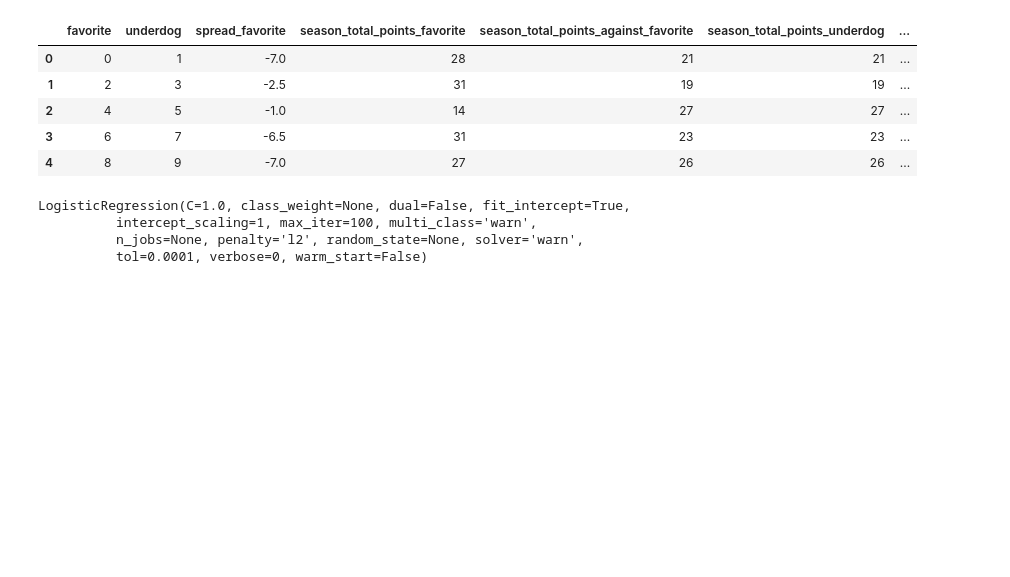
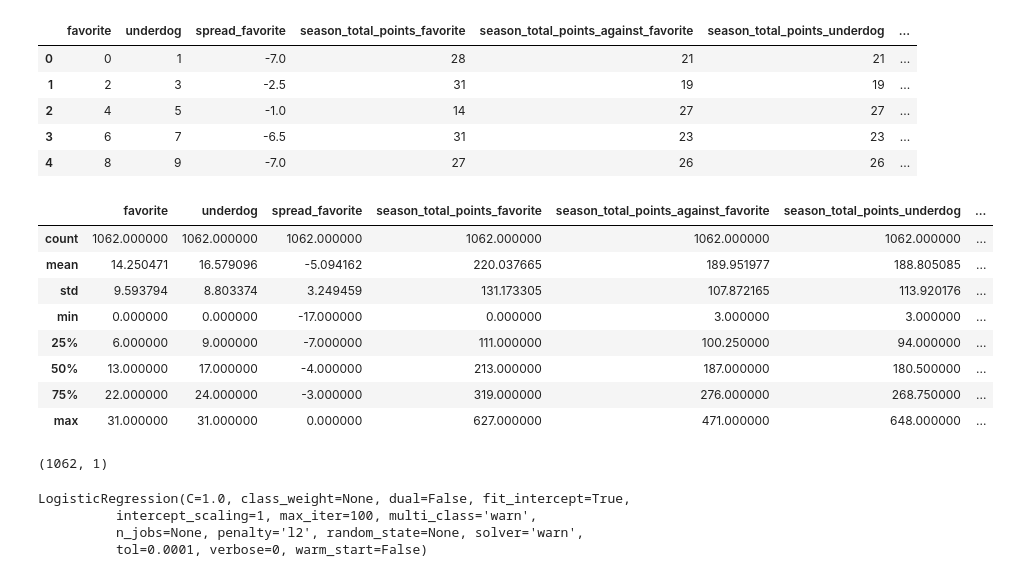
Before and after one commit to kmorehead33/Final_Project, a Jupyter notebook: python/train_test.ipynb, the cells around one changed output. Saved outputs shown, nothing was run; the diff lists cells and outputs as text; code cells hidden in the pictures; blank space fills up the shorter version.

```diff
--- a/python/train_test.ipynb
+++ b/python/train_test.ipynb
@@ -42,12 +44,24 @@ results_db.head()
 | 2 | 4 | 5 | -1.0 | 14 | 27 | 27 | ... |
 | 3 | 6 | 7 | -6.5 | 31 | 23 | 23 | ... |
 | 4 | 8 | 9 | -7.0 | 27 | 26 | 26 | ... |
+# %%
+results_db.describe()
+# %% [output]
+|  | favorite | underdog | spread_favorite | season_total_points_favorite | season_total_points_against_favorite | season_total_points_underdog | ... |
+| count | 1062.000000 | 1062.000000 | 1062.000000 | 1062.000000 | 1062.000000 | 1062.000000 | ... |
+| mean | 14.250471 | 16.579096 | -5.094162 | 220.037665 | 189.951977 | 188.805085 | ... |
+| std | 9.593794 | 8.803374 | 3.249459 | 131.173305 | 107.872165 | 113.920176 | ... |
+| min | 0.000000 | 0.000000 | -17.000000 | 0.000000 | 3.000000 | 3.000000 | ... |
+| 25% | 6.000000 | 9.000000 | -7.000000 | 111.000000 | 100.250000 | 94.000000 | ... |
+| 50% | 13.000000 | 17.000000 | -4.000000 | 213.000000 | 187.000000 | 180.500000 | ... |
+| 75% | 22.000000 | 24.000000 | -3.000000 | 319.000000 | 276.000000 | 268.750000 | ... |
+| max | 31.000000 | 31.000000 | 0.000000 | 627.000000 | 471.000000 | 648.000000 | ... |
 # %%
 #split data into training and testing
 # %%
 y=results_db["favorite_win"].values.reshape(-1,1)
 X=results_db.drop(columns="favorite_win")
 X.shape
-
-from sklearn.model_selection import train_test_split
-X_train, X_test, y_train, y_test = train_test_split(X, y, random_state=1, stratify=y)
+y.shape
+# %% [output]
+(1062, 1)
```
Also changed, not shown: parts of 11 cells of this notebook.
